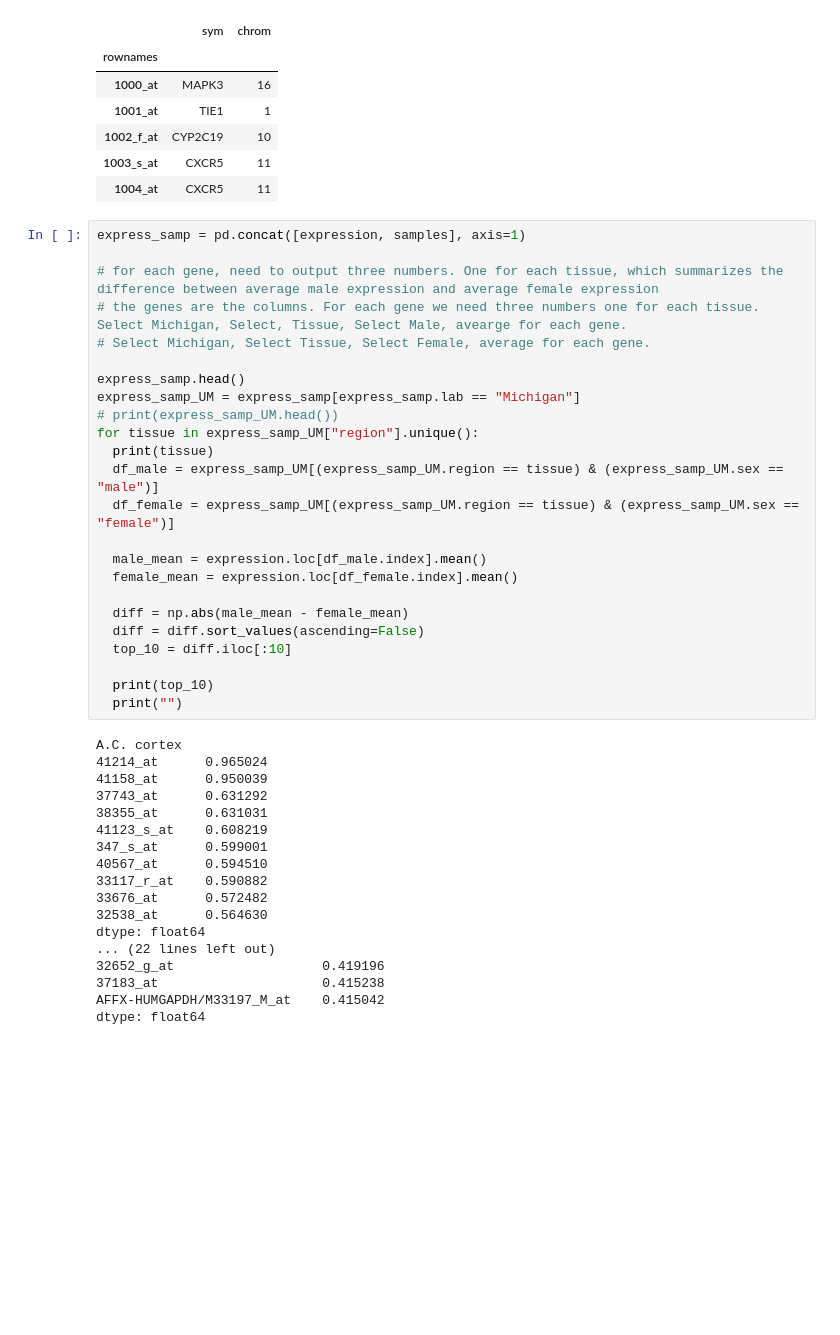
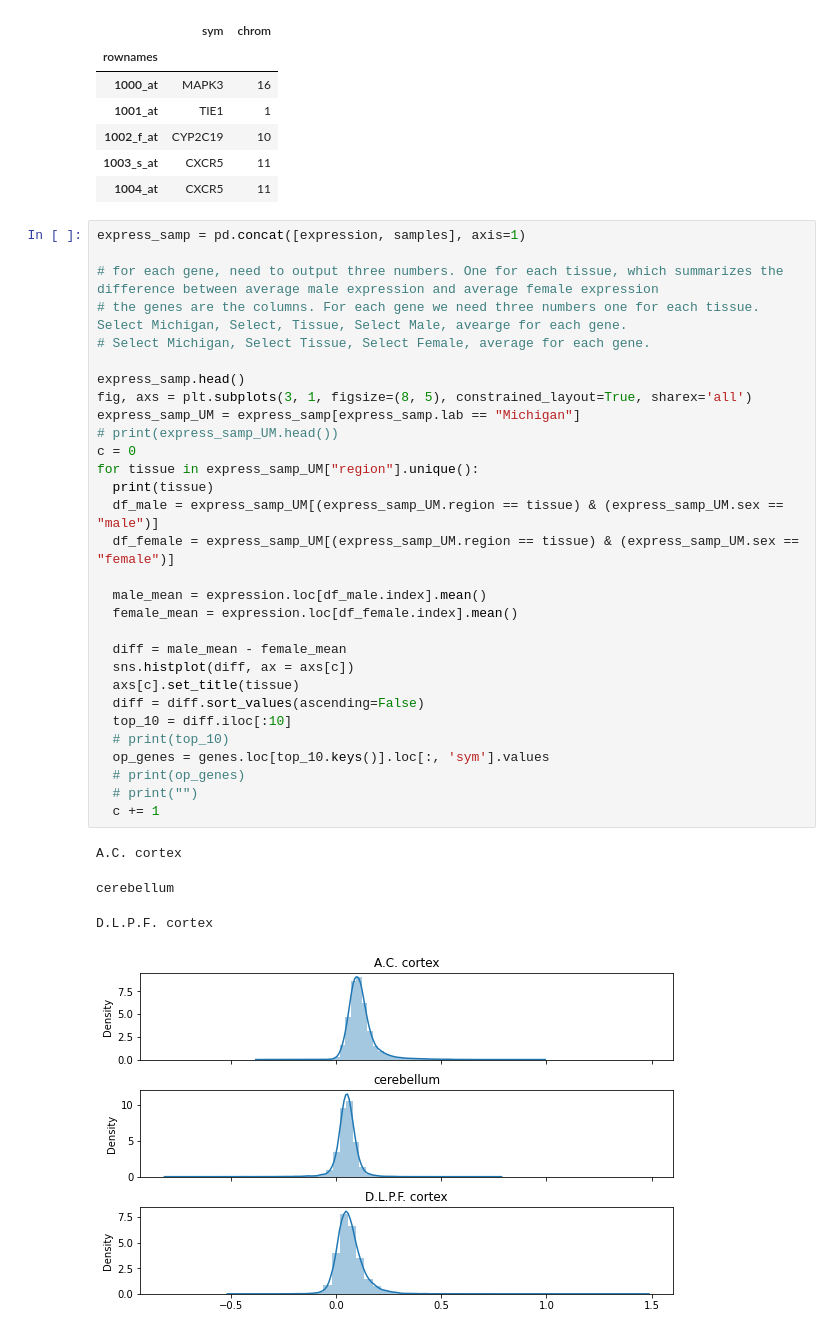
Before and after one commit to unique-subedi/604-gene-expression, a Jupyter notebook: Vinod_gene_expression_master.ipynb, the cells around one changed output. Cells and saved outputs as stored; diff of their text form; blank space fills up the shorter version.

```diff
--- a/Vinod_gene_expression_master.ipynb
+++ b/Vinod_gene_expression_master.ipynb
@@ -43,42 +44,35 @@ genes.head()
 # %%
 express_samp = pd.concat([expression, samples], axis=1)
 
 # for each gene, need to output three numbers. One for each tissue, which summarizes the difference between average male expression and average female expression
 # the genes are the columns. For each gene we need three numbers one for each tissue. Select Michigan, Select, Tissue, Select Male, avearge for each gene.
 # Select Michigan, Select Tissue, Select Female, average for each gene.
 
 express_samp.head()
+fig, axs = plt.subplots(3, 1, figsize=(8, 5), constrained_layout=True, sharex='all')
 express_samp_UM = express_samp[express_samp.lab == "Michigan"]
 # print(express_samp_UM.head())
+c = 0
 for tissue in express_samp_UM["region"].unique():
   print(tissue)
   df_male = express_samp_UM[(express_samp_UM.region == tissue) & (express_samp_UM.sex == "male")]
   df_female = express_samp_UM[(express_samp_UM.region == tissue) & (express_samp_UM.sex == "female")]
 
   male_mean = expression.loc[df_male.index].mean()
   female_mean = expression.loc[df_female.index].mean()
 
-  diff = np.abs(male_mean - female_mean)
+  diff = male_mean - female_mean
+  sns.histplot(diff, ax = axs[c])
+  axs[c].set_title(tissue)
   diff = diff.sort_values(ascending=False)
   top_10 = diff.iloc[:10]
-
-  print(top_10)
-  print("")
+  # print(top_10)
+  op_genes = genes.loc[top_10.keys()].loc[:, 'sym'].values
+  # print(op_genes)
+  # print("")
+  c += 1
 # %% [output]
 A.C. cortex
-41214_at      0.965024
-41158_at      0.950039
-37743_at      0.631292
-38355_at      0.631031
-41123_s_at    0.608219
-347_s_at      0.599001
-40567_at      0.594510
-33117_r_at    0.590882
-33676_at      0.572482
-32538_at      0.564630
-dtype: float64
-... (22 lines left out)
-32652_g_at                   0.419196
-37183_at                     0.415238
-AFFX-HUMGAPDH/M33197_M_at    0.415042
-dtype: float64
+cerebellum
+D.L.P.F. cortex
+[figure, added]
```
Also changed, not shown: parts of 3 cells of this notebook.
